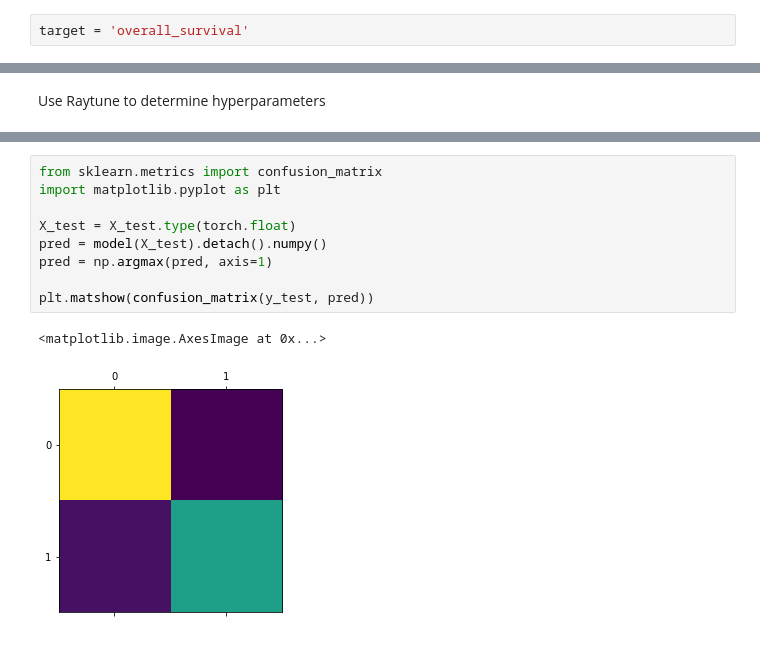
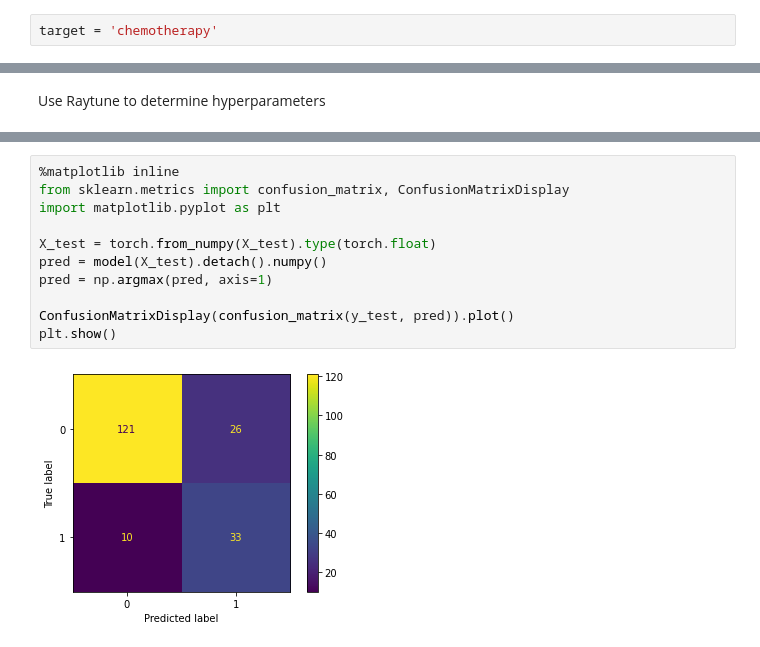
Before and after one commit to Mercurial-Ai/Cancer_ML_Demos, a Jupyter notebook: METABRIC/ClinicalOnly.ipynb, the cells around one changed output, grey strips where cells are left out. Drawn from its saved outputs; the diff is of its cells as text.

Commit message:
update metabric clinical only with chemotherapy variable

```diff
--- a/METABRIC/ClinicalOnly.ipynb
+++ b/METABRIC/ClinicalOnly.ipynb
@@ -8,7 +8,7 @@ from sklearn.preprocessing import MinMaxScaler
 # %% [markdown]
 Set target variable
 # %%
-target = 'overall_survival'
+target = 'chemotherapy'
 # %%
 df = pd.read_csv("METABRIC_RNA_Mutation.csv", low_memory=False)
 # %%
@@ -382,13 +330,14 @@ Completed training batch 0 Training Loss is: 0.6389 Accuracy: 0.5497 F1: 0.5497
 ... (188 outputs left out)
 # %%
-from sklearn.metrics import confusion_matrix
+%matplotlib inline
+from sklearn.metrics import confusion_matrix, ConfusionMatrixDisplay
 import matplotlib.pyplot as plt
 
-X_test = X_test.type(torch.float)
+X_test = torch.from_numpy(X_test).type(torch.float)
 pred = model(X_test).detach().numpy()
 pred = np.argmax(pred, axis=1)
 
-plt.matshow(confusion_matrix(y_test, pred))
+ConfusionMatrixDisplay(confusion_matrix(y_test, pred)).plot()
+plt.show()
 # %% [output]
-<matplotlib.image.AxesImage at 0x...>
-[figure, old version]
+[figure, new version]
```
Also changed, not shown: parts of 3 cells of this notebook, 1 other file.
